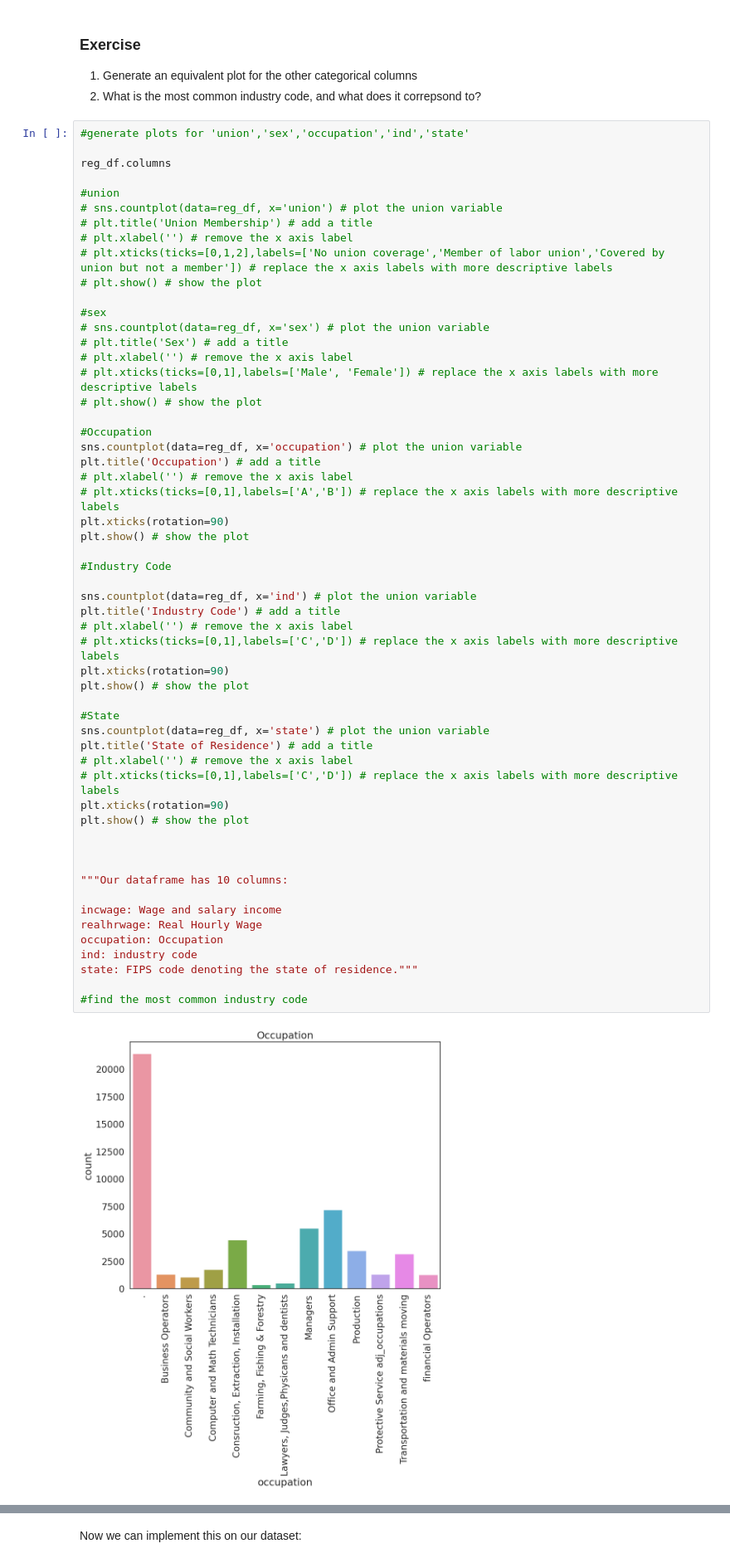
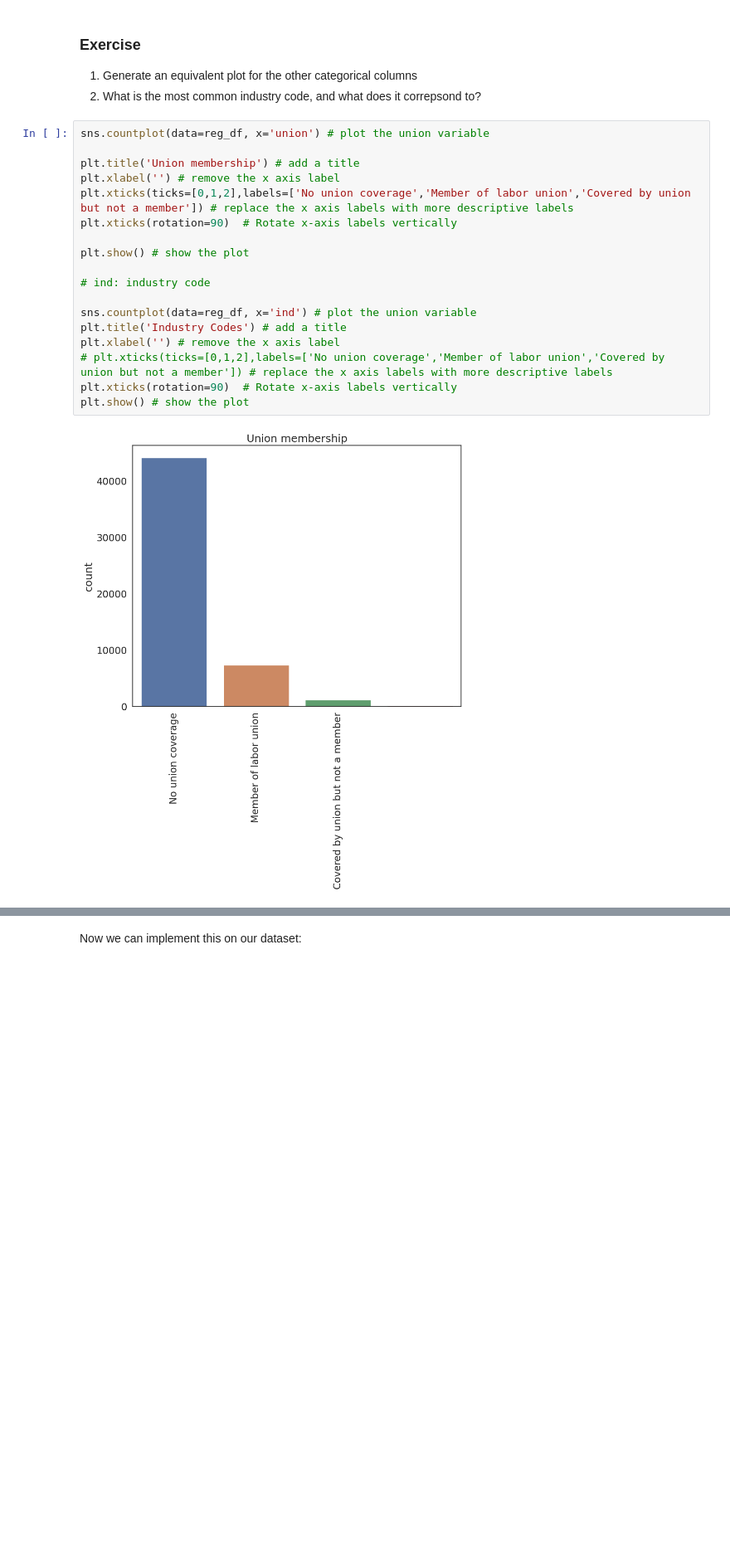
Before and after one commit to gr8imajoke/QM2, a Jupyter notebook: notebooks/W08. Linear Regression.ipynb, the cells around one changed output, grey strips where cells are left out. Shown at 83% size. Drawn from its saved outputs; the diff is of its cells as text; blank space fills up the shorter version.

```diff
--- a/notebooks/W08. Linear Regression.ipynb
+++ b/notebooks/W08. Linear Regression.ipynb
@@ -169,59 +169,22 @@ plt.show() # show the plot
 1. Generate an equivalent plot for the other categorical columns
 2. What is the most common industry code, and what does it correpsond to?
 # %%
-#generate plots for 'union','sex','occupation','ind','state'
+sns.countplot(data=reg_df, x='union') # plot the union variable
 
-reg_df.columns
+plt.title('Union membership') # add a title
+plt.xlabel('') # remove the x axis label
+plt.xticks(ticks=[0,1,2],labels=['No union coverage','Member of labor union','Covered by union but not a member']) # replace the x axis labels with more descriptive labels
+plt.xticks(rotation=90)  # Rotate x-axis labels vertically
 
-#union
-# sns.countplot(data=reg_df, x='union') # plot the union variable
-# plt.title('Union Membership') # add a title
-# plt.xlabel('') # remove the x axis label
-# plt.xticks(ticks=[0,1,2],labels=['No union coverage','Member of labor union','Covered by union but not a member']) # replace the x axis labels with more descriptive labels
-# plt.show() # show the plot
-
-#sex
-# sns.countplot(data=reg_df, x='sex') # plot the union variable
-# plt.title('Sex') # add a title
-# plt.xlabel('') # remove the x axis label
-# plt.xticks(ticks=[0,1],labels=['Male', 'Female']) # replace the x axis labels with more descriptive labels
-# plt.show() # show the plot
-
-#Occupation
-sns.countplot(data=reg_df, x='occupation') # plot the union variable
-plt.title('Occupation') # add a title
-# plt.xlabel('') # remove the x axis label
-# plt.xticks(ticks=[0,1],labels=['A','B']) # replace the x axis labels with more descriptive labels
-plt.xticks(rotation=90)
 plt.show() # show the plot
 
-#Industry Code
+# ind: industry code
 
 sns.countplot(data=reg_df, x='ind') # plot the union variable
-plt.title('Industry Code') # add a title
-# plt.xlabel('') # remove the x axis label
-# plt.xticks(ticks=[0,1],labels=['C','D']) # replace the x axis labels with more descriptive labels
-plt.xticks(rotation=90)
+plt.title('Industry Codes') # add a title
+plt.xlabel('') # remove the x axis label
+# plt.xticks(ticks=[0,1,2],labels=['No union coverage','Member of labor union','Covered by union but not a member']) # replace the x axis labels with more descriptive labels
+plt.xticks(rotation=90)  # Rotate x-axis labels vertically
 plt.show() # show the plot
-
-#State
-sns.countplot(data=reg_df, x='state') # plot the union variable
-plt.title('State of Residence') # add a title
-# plt.xlabel('') # remove the x axis label
-# plt.xticks(ticks=[0,1],labels=['C','D']) # replace the x axis labels with more descriptive labels
-plt.xticks(rotation=90)
-plt.show() # show the plot
-
-
-
-"""Our dataframe has 10 columns:
-
-incwage: Wage and salary income
-realhrwage: Real Hourly Wage
-occupation: Occupation
-ind: industry code
-state: FIPS code denoting the state of residence."""
-
-#find the most common industry code
 # %% [output]
-[figure, old version]
+[figure, new version]
```
Also changed, not shown: parts of 14 cells of this notebook.
